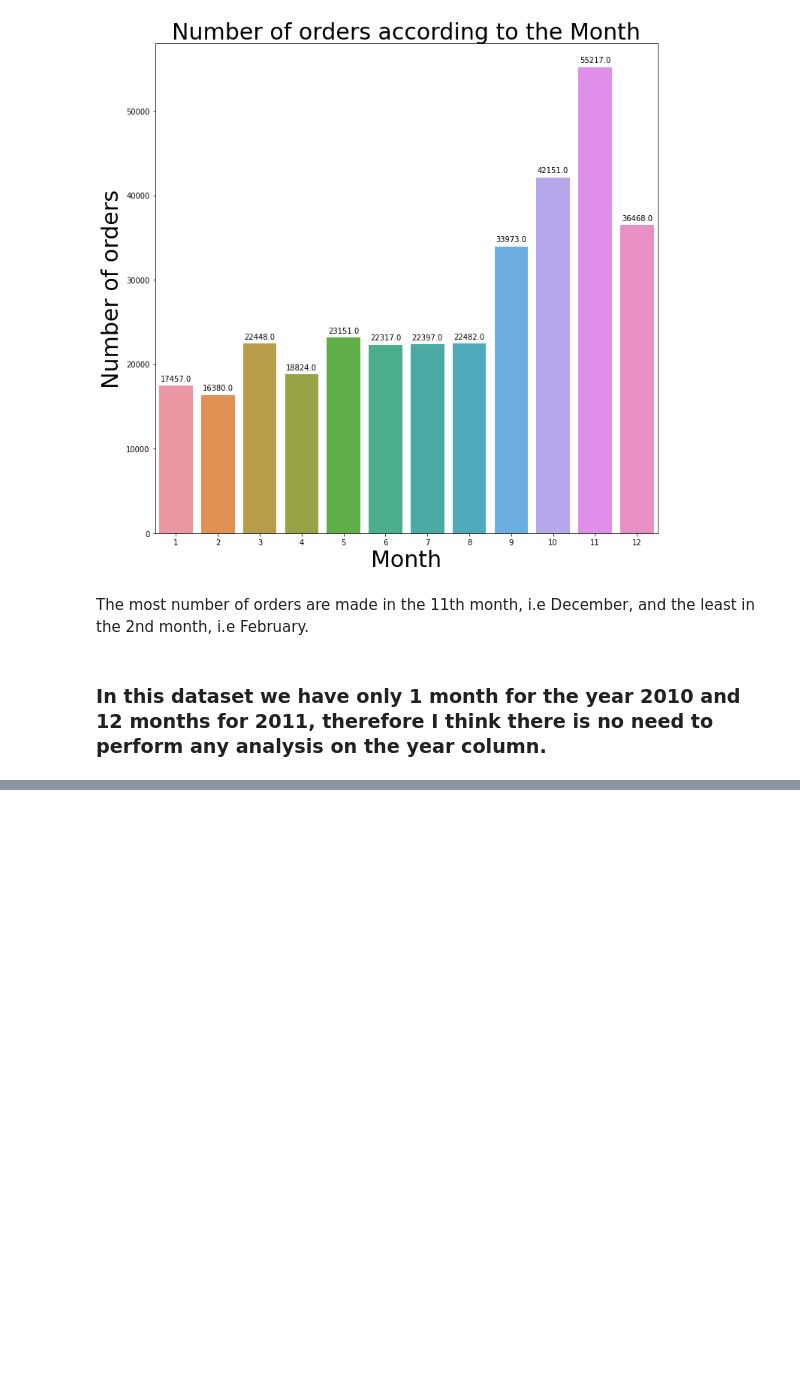
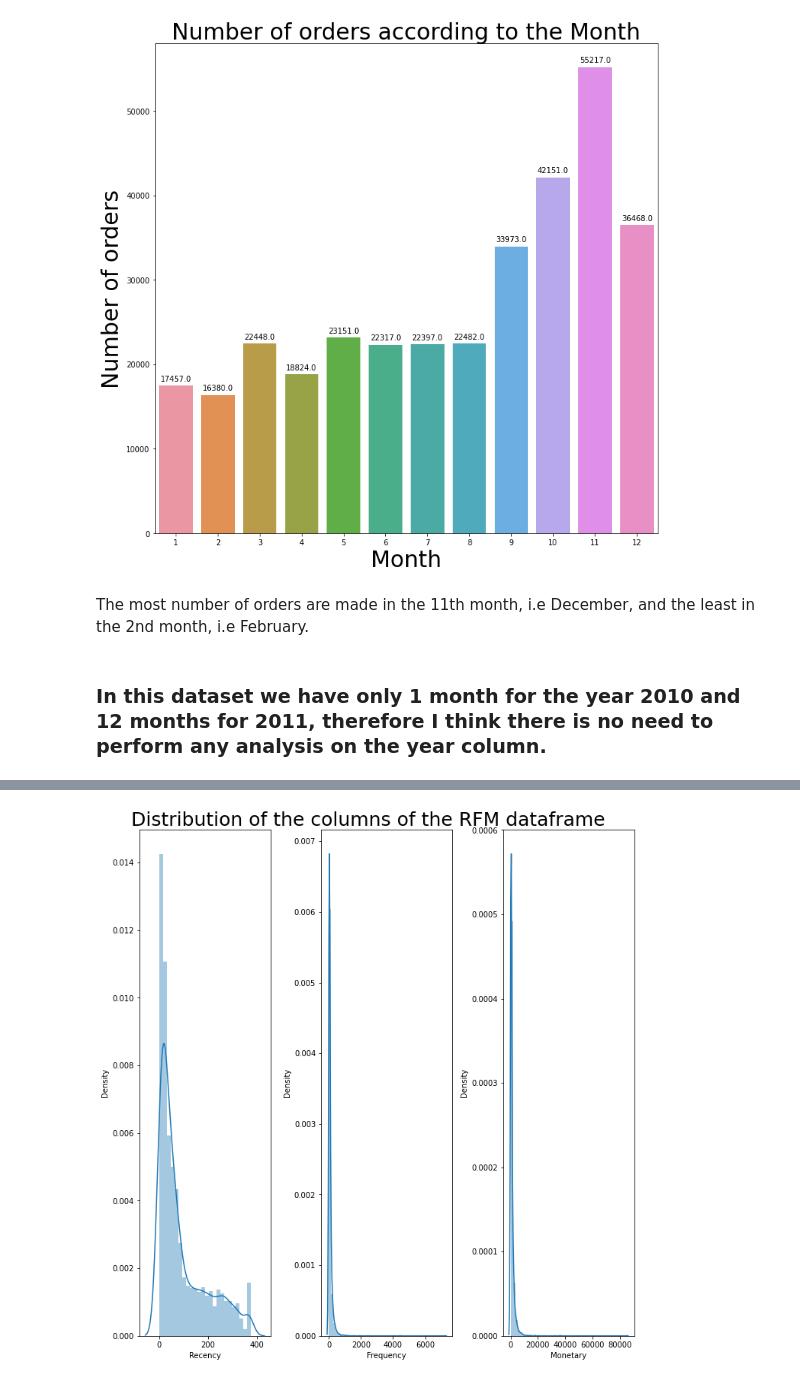
Before and after one commit to Syed-Adnan-S/Online-Retail-Customer-Segmentation, a Jupyter notebook: Online_Retail_Customer_Segmentation_Capstone_Project.ipynb, the cells around one changed output, grey strips where cells are left out. Cells and saved outputs as stored; diff of their text form; code cells hidden in the pictures; blank space fills up the shorter version.

```diff
--- a/Online_Retail_Customer_Segmentation_Capstone_Project.ipynb
+++ b/Online_Retail_Customer_Segmentation_Capstone_Project.ipynb
@@ -514,0 +580,4 @@ The most number of orders are made in the 11th month, i.e December, and the leas
+# %%
+#creating a dataframe to contain the total spends of a customer
+monetory_df = cs_df.groupby('CustomerID')['total_amount'].sum().reset_index()
+monetory_df.head()
@@ -514,0 +591,13 @@ The most number of orders are made in the 11th month, i.e December, and the leas
+# %%
+#Creating a dataframe for the RFM model
+rfm_df = pd.DataFrame()
+rfm_df['CustomerID'] = recency_df['CustomerID']
+rfm_df['Recency'] = recency_df['InvoiceDate'].apply(lambda x: (latest_date-x).days)
+rfm_df['Frequency'] = frequency_df['InvoiceNo']
+rfm_df['Monetary'] = monetory_df['total_amount']
+# %%
+#Setting the CustomerID as the index
+rfm_df.set_index('CustomerID',inplace=True)
+
+#First 10 observations of the RFM dataframe
+rfm_df.head(10)
@@ -514,0 +617,13 @@ The most number of orders are made in the 11th month, i.e December, and the leas
+# %%
+#Creating a list with the columns of the rfm dataframe
+rfm_cols = ['Recency','Frequency','Monetary']
+# %%
+#Plotting the distribution of the columns of the RFM dataframe
+plt.figure(figsize=(10,10))
+plt.suptitle('Distribution of the columns of the RFM dataframe',va='bottom',size=25)
+for index, item in enumerate(rfm_cols):
+  plt.subplot(1,3,index+1)
+  sns.distplot(rfm_df[item])
+plt.tight_layout()
+# %% [output]
+[figure, added]
```
Also changed, not shown: parts of 36 cells of this notebook.
